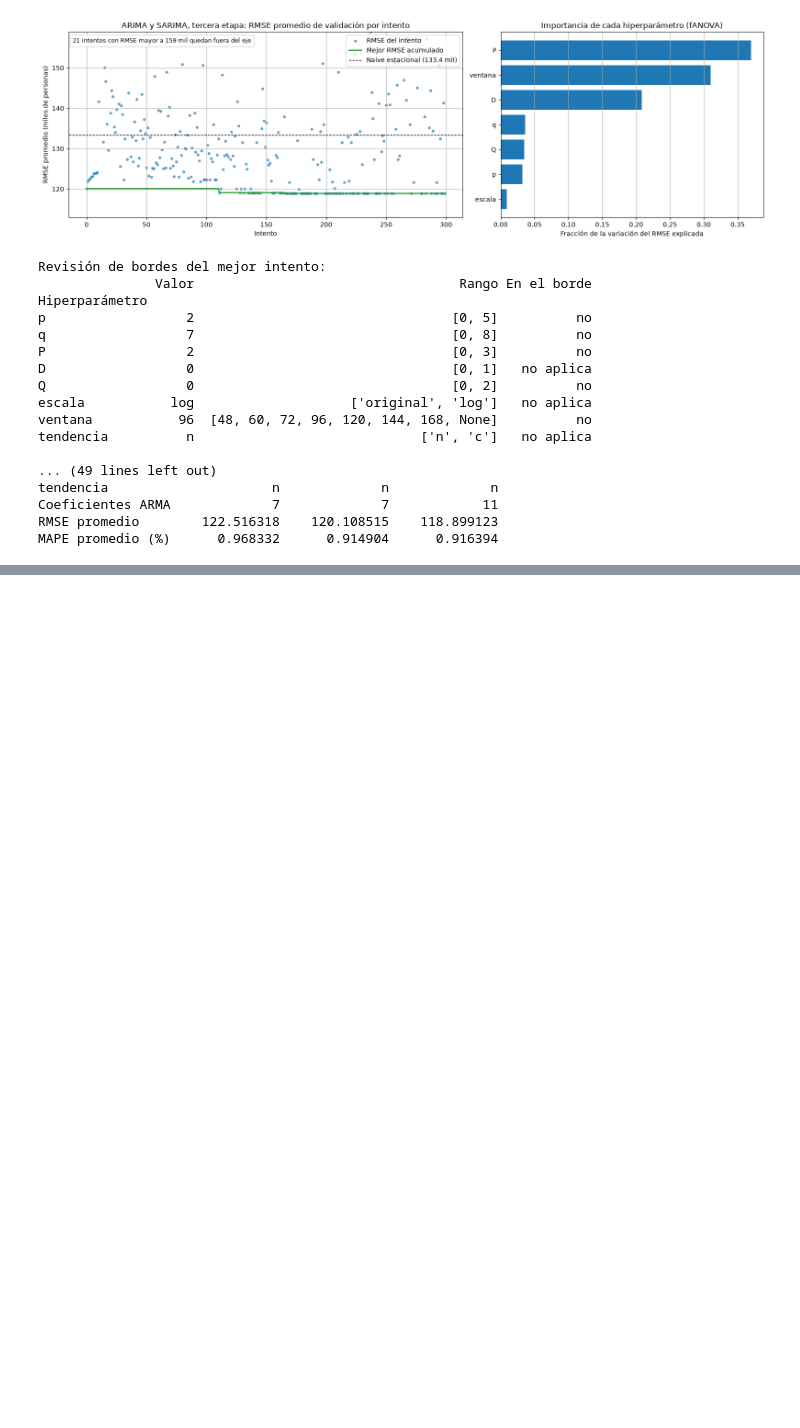
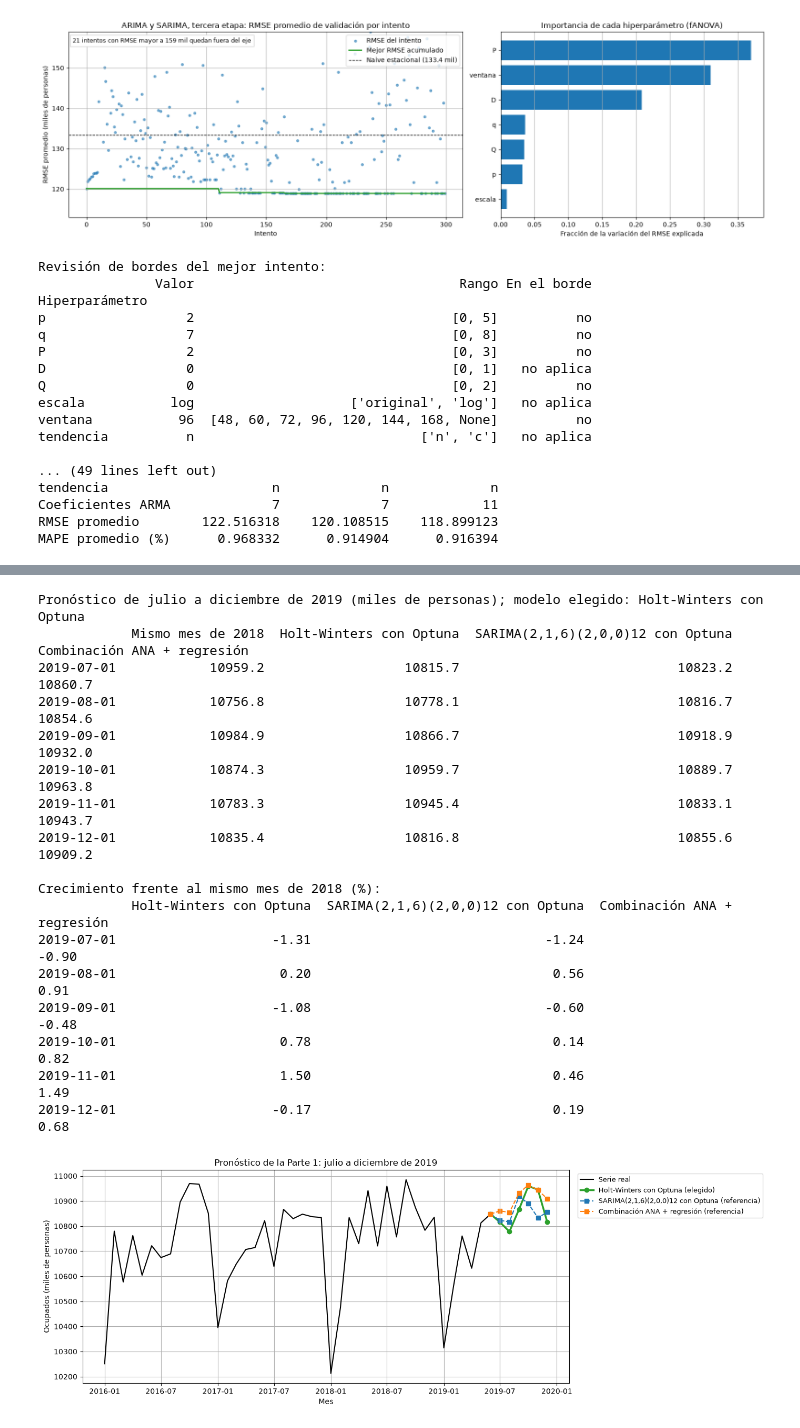
Before and after one commit to juanestebancg2806/ml3-time-series-forecasting, a Jupyter notebook: taller2/taller2_pronostico_ocupados.ipynb, the cells around one changed output, grey strips where cells are left out. Cells and saved outputs as stored; diff of their text form; code cells hidden in the pictures; blank space fills up the shorter version.

```diff
--- a/taller2/taller2_pronostico_ocupados.ipynb
+++ b/taller2/taller2_pronostico_ocupados.ipynb
@@ -2896,0 +3205,49 @@ MAPE promedio (%)      0.968332      0.914904      0.916394
+# %%
+# --- Sección 10: pronóstico de julio a diciembre de 2019 ---
+# El modelo elegido y, como referencia, los dos modelos con menor error de prueba se ajustan con todos los datos
+modelos_pronostico_parte_1 = list(dict.fromkeys(
+    [modelo_elegido_parte_1] + list(comparacion_final.drop(index="Naive estacional")["RMSE prueba"].nsmallest(2).index)))
+fechas_futuras = fechas_siguientes(ocupados, horizonte)
+pronostico_parte_1 = pd.DataFrame({nombre: np.asarray(funciones_pronostico[nombre](ocupados, horizonte), dtype=float)
+                                   for nombre in modelos_pronostico_parte_1}, index=fechas_futuras)
+pronostico_parte_1.insert(0, "Mismo mes de 2018", ocupados.loc["2018-07":"2018-12"].to_numpy())
+print(f"Pronóstico de julio a diciembre de 2019 (miles de personas); modelo elegido: {modelo_elegido_parte_1}")
+print(pronostico_parte_1.round(1).to_string())
+print("\nCrecimiento frente al mismo mes de 2018 (%):")
+print((100 * pronostico_parte_1[modelos_pronostico_parte_1].div(pronostico_parte_1["Mismo mes de 2018"], axis=0) - 100)
+      .round(2).to_string())
+
+fig, ax = plt.subplots(figsize=(14, 5))
+ax.plot(ocupados.loc["2016":], color="black", linewidth=1.5, label="Serie real")
+for numero, nombre in enumerate(modelos_pronostico_parte_1):
+    estilo = dict(color="C2", linewidth=2.5, marker="o") if nombre == modelo_elegido_parte_1 else \
+        dict(color=f"C{numero - 1}", linestyle="--", marker="s")
+    etiqueta = f"{nombre} (elegido)" if nombre == modelo_elegido_parte_1 else f"{nombre} (referencia)"
+    ax.plot(pd.concat([ocupados.iloc[-1:], pronostico_parte_1[nombre]]), label=etiqueta, **estilo)
+ax.axvline(fechas_futuras[0], color="lightgray", linewidth=1)
+ax.set_title("Pronóstico de la Parte 1: julio a diciembre de 2019")
+ax.set_xlabel("Mes")
+ax.set_ylabel("Ocupados (miles de personas)")
+ax.legend(loc="upper left", bbox_to_anchor=(1.01, 1), fontsize=9)
+ax.grid()
+plt.tight_layout()
+plt.show()
+# %% [output]
+Pronóstico de julio a diciembre de 2019 (miles de personas); modelo elegido: Holt-Winters con Optuna
+            Mismo mes de 2018  Holt-Winters con Optuna  SARIMA(2,1,6)(2,0,0)12 con Optuna  Combinación ANA + regresión
+2019-07-01            10959.2                  10815.7                            10823.2                      10860.7
+2019-08-01            10756.8                  10778.1                            10816.7                      10854.6
+2019-09-01            10984.9                  10866.7                            10918.9                      10932.0
+2019-10-01            10874.3                  10959.7                            10889.7                      10963.8
+2019-11-01            10783.3                  10945.4                            10833.1                      10943.7
+2019-12-01            10835.4                  10816.8                            10855.6                      10909.2
+
+Crecimiento frente al mismo mes de 2018 (%):
+            Holt-Winters con Optuna  SARIMA(2,1,6)(2,0,0)12 con Optuna  Combinación ANA + regresión
+2019-07-01                    -1.31                              -1.24                        -0.90
+2019-08-01                     0.20                               0.56                         0.91
+2019-09-01                    -1.08                              -0.60                        -0.48
+2019-10-01                     0.78                               0.14                         0.82
+2019-11-01                     1.50                               0.46                         1.49
+2019-12-01                    -0.17                               0.19                         0.68
+[figure, added]
```
Also changed, not shown: parts of 10 cells of this notebook.
